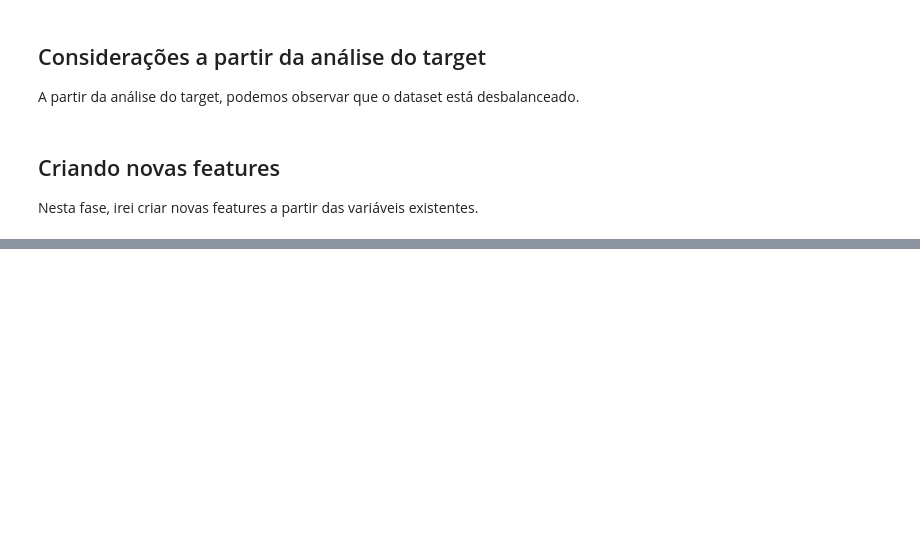
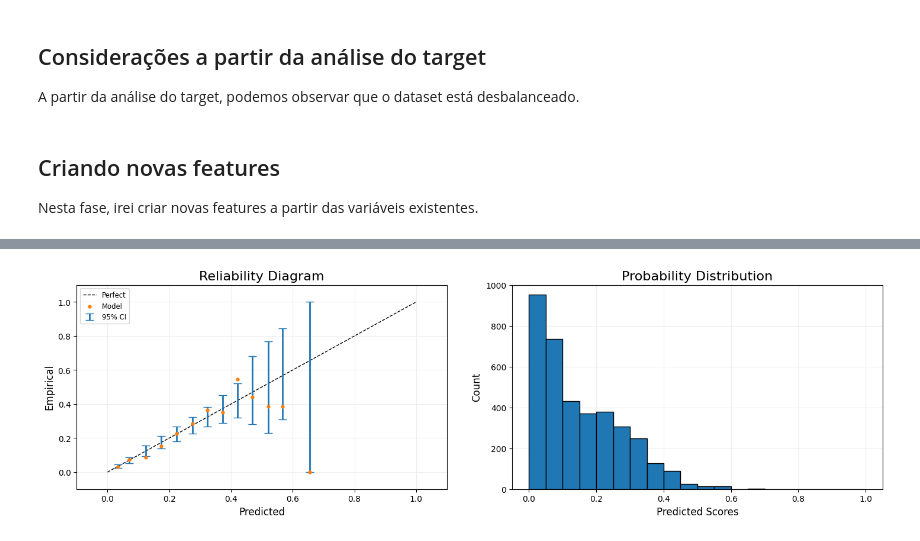
Before and after one commit to HenriqueWF/British_Airways, a Jupyter notebook: notebooks/booking_modelling.ipynb, the cells around one changed output, grey strips where cells are left out. Saved outputs shown, nothing was run; the diff lists cells and outputs as text; code cells hidden in the pictures; blank space fills up the shorter version.

Commit message:
Finalizando o processo de calibração

```diff
--- a/notebooks/booking_modelling.ipynb
+++ b/notebooks/booking_modelling.ipynb
@@ -255,8 +477,14 @@ y = dados['booking_complete']
 # Dividindo os dados em treino e teste
 x_treino, x_teste, y_treino, y_teste = train_test_split(x,
                                                         y,
-                                                        test_size=0.15,
+                                                        test_size=0.20,
                                                         random_state=200)
+
+# Dividindo os dados em teste e calibração
+x_teste, x_calib, y_teste, y_calib = train_test_split(x_teste,
+                                                      y_teste,
+                                                      test_size=0.25,
+                                                      random_state=200)
 
 # Dividindo os dados em dev e teste
 x_dev, x_teste, y_dev, y_teste = train_test_split(x_teste,
@@ -265,7 +493,7 @@ x_dev, x_teste, y_dev, y_teste = train_test_split(x_teste,
                                                   random_state=200)
 # %%
 # Obtendo as colunas com alta dimensionalidade
-high_dim_cols = ['route', 'booking_origin']
+high_dim_cols = ['route', 'booking_origin', 'Destiny_City', 'Origin_City']
 
 # Obtendo as colunas categóricas
 cat_cols = x.select_dtypes(include='object').columns.tolist()
@@ -490,0 +771,28 @@ resultados_experimentos.sort_values('metrics.roc_auc_mean', ascending=False).loc
+# %%
+# Criando os pipelines com os transformadores
+pipe_cat = Pipeline([('encoder', ce.CatBoostEncoder())])
+pipe_high_dim = Pipeline([('encoder', ce.CountEncoder())])
+
+# Criando o transformador
+transformer = ColumnTransformer([('cat', pipe_cat, cat_cols),
+                                ('high_dim', pipe_high_dim, high_dim_cols)])
+
+# Criando o pipeline final
+pipe = Pipeline([('transformer', transformer),
+                ('remove_corr', DropCorrelatedFeatures()),
+                ('remove_const', DropConstantFeatures()),
+                ('lgbm', XGBClassifier(scale_pos_weight=1.0048991233015618,
+                                       max_depth=7,
+                                       min_child_weight=2,
+                                       subsample=0.6363247324267086,
+                                       colsample_bytree=0.7570585034996614,
+                                       gamma=0.9810116635969133,
+                                       learning_rate=0.08201871719772585,
+                                       random_state=200))])
+
+# Treinando o modelo com os dados de treino
+pipe.fit(x_treino, y_treino)
+
+# Verificando a métrica com os dados de teste
+loss = log_loss(y_teste, pipe.predict_proba(x_teste)[:,1])
+print(f'Loss: {loss}')
@@ -490,0 +810,9 @@ resultados_experimentos.sort_values('metrics.roc_auc_mean', ascending=False).loc
+# %%
+# Realizando predições nos dados de teste
+y_pred_uncalibrated = pipe.predict_proba(x_teste)[:,1]
+
+# Plotando informações sobre a calibração
+plt.figure(figsize=(15,5))
+rd = mli.plot_reliability_diagram(y_teste, y_pred_uncalibrated,show_histogram=True)
+# %% [output]
+[figure, added]
```
Also changed, not shown: parts of 57 cells of this notebook.
